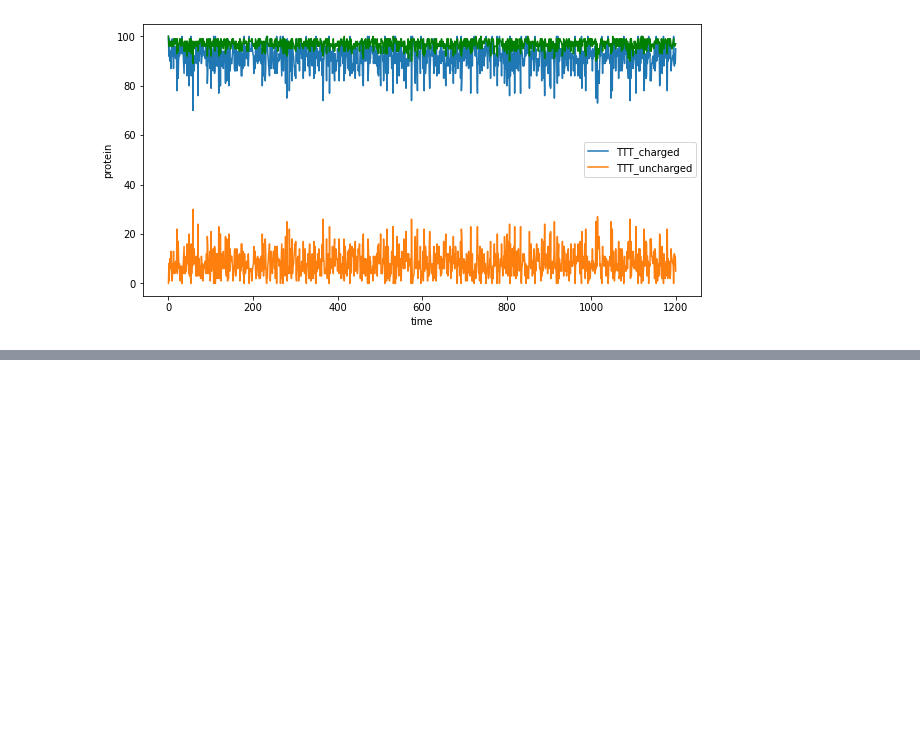
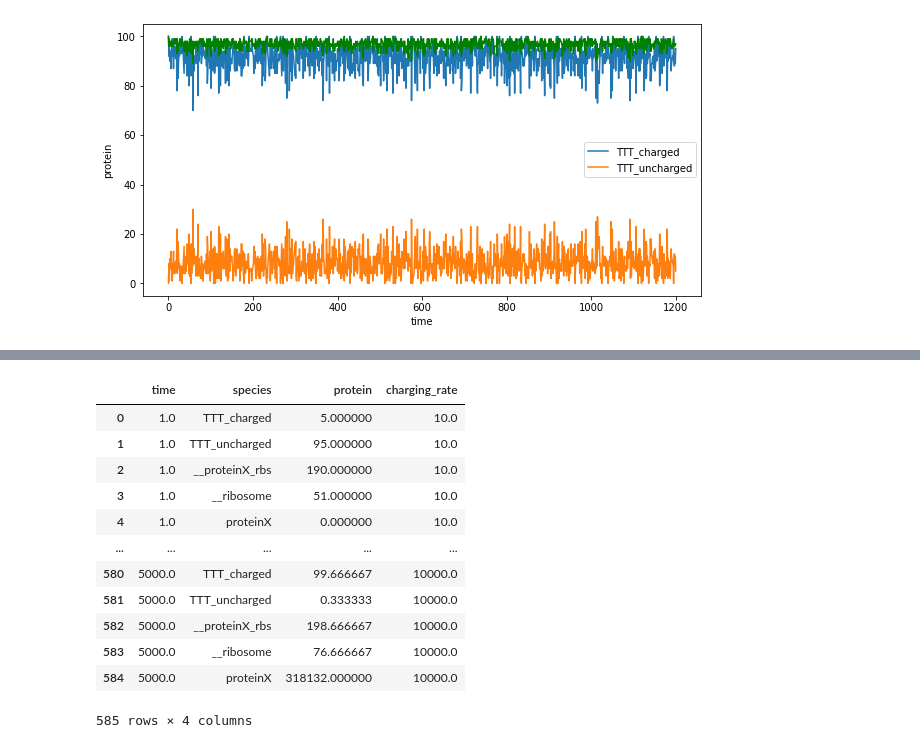
Before and after one commit to alexismhill3/tRNA-dynamics, a Jupyter notebook: analysis/fixed_transcript.ipynb, the cells around one changed output, grey strips where cells are left out. Saved outputs shown, nothing was run; the diff lists cells and outputs as text; code cells hidden in the pictures; blank space fills up the shorter version.

```diff
--- a/analysis/fixed_transcript.ipynb
+++ b/analysis/fixed_transcript.ipynb
@@ -56,0 +99,23 @@ ribosome_plot(df_master)
+# %%
+chrg_rates = [25.0, 50.0, 75.0, 100.0, 250.0, 500.0, 750.0, 1000.0, 2500.0, 5000.0, 7500.0, 10000.0]
+intervals = [1.0, 10.0, 100.0, 500.0, 1000.0, 2000.0, 3000.0, 4000.0, 5000.0]
+path_pref = "../output/fixed/fixed_transcript_200"
+df_master = get_average_protein(path_pref, 10.0, intervals, 3)
+for rate in chrg_rates:
+    tmp = get_average_protein(path_pref, rate, intervals, 3)
+    df_master = df_master.append(tmp, ignore_index=True)
+df_master
+# %% [output]
+|  | time | species | protein | charging_rate |
+| 0 | 1.0 | TTT_charged | 5.000000 | 10.0 |
+| 1 | 1.0 | TTT_uncharged | 95.000000 | 10.0 |
+| 2 | 1.0 | __proteinX_rbs | 190.000000 | 10.0 |
+| 3 | 1.0 | __ribosome | 51.000000 | 10.0 |
+| 4 | 1.0 | proteinX | 0.000000 | 10.0 |
+| ... | ... | ... | ... | ... |
+| 580 | 5000.0 | TTT_charged | 99.666667 | 10000.0 |
+| 581 | 5000.0 | TTT_uncharged | 0.333333 | 10000.0 |
+| 582 | 5000.0 | __proteinX_rbs | 198.666667 | 10000.0 |
+| 583 | 5000.0 | __ribosome | 76.666667 | 10000.0 |
+| 584 | 5000.0 | proteinX | 318132.000000 | 10000.0 |
+585 rows × 4 columns
```
Also changed, not shown: parts of 10 cells of this notebook, 6 other files.
